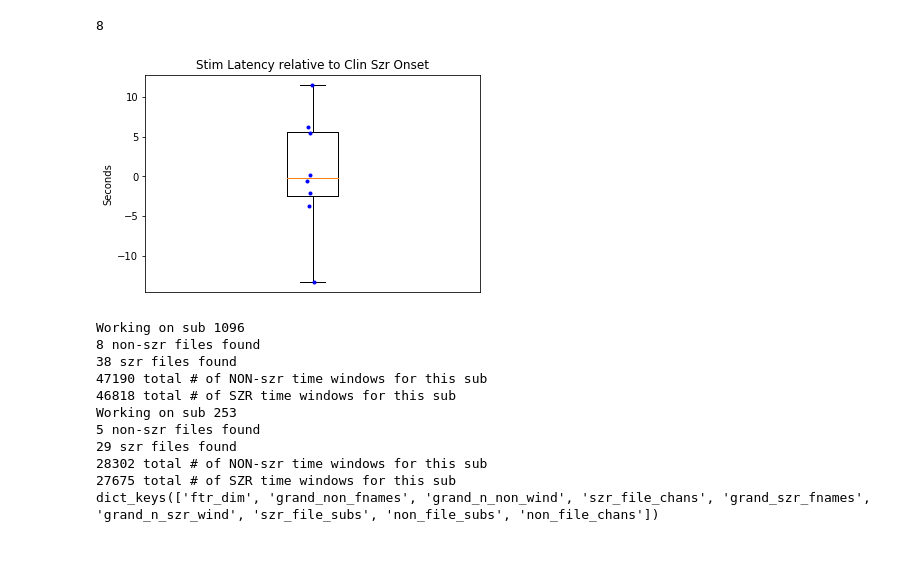
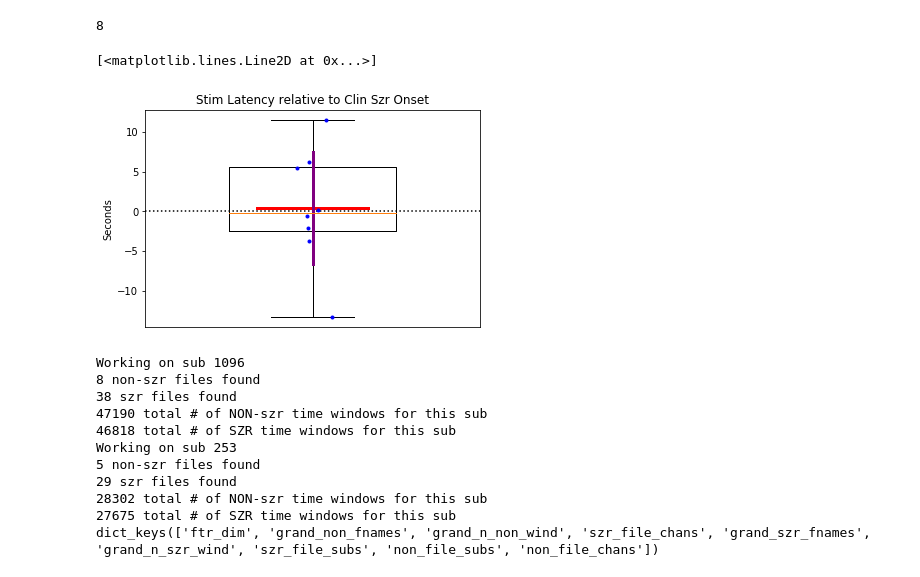
Before and after one commit to dmgroppe/SZR_ANT, a Jupyter notebook: EU_GENERAL/sbox_lap.ipynb, the cells around one changed output. Saved outputs shown, nothing was run; the diff lists cells and outputs as text; code cells hidden in the pictures.

```diff
--- a/EU_GENERAL/sbox_lap.ipynb
+++ b/EU_GENERAL/sbox_lap.ipynb
@@ -27,18 +27,22 @@ n_clin_szr
 # %%
 plt.figure(1)
 plt.clf()
 plt.boxplot(stim_lat[clin_bool])
-plt.plot(np.ones(n_clin_szr)+(np.random.rand(n_clin_szr)-0.5)/25,stim_lat[clin_bool],'b.')
-#plt.plot(np.ones(n_clin_szr),stim_lat[clin_bool],'b.')
 plt.ylabel('Seconds')
 plt.xticks([])
 plt.title('Stim Latency relative to Clin Szr Onset')
 xlim=[.85, 1.15]
-# plt.xlim(xlim)
-# plt.plot(xlim,[0, 0],'k:')
-plt.show()
+plt.xlim(xlim)
+plt.plot(xlim,[0, 0],'k:')
+plt.xlim(xlim)
+mn_lat=np.mean(stim_lat[clin_bool])
+plt.plot([.95, 1.05],[mn_lat, mn_lat],'r-',linewidth=3)
+sd_lat=np.std(stim_lat[clin_bool])
+plt.plot([1, 1],[mn_lat-sd_lat, mn_lat+sd_lat],color='purple',linewidth=3)
+plt.plot(np.ones(n_clin_szr)+(np.random.rand(n_clin_szr)-0.5)/25,stim_lat[clin_bool],'b.')
 # %% [output]
+[<matplotlib.lines.Line2D at 0x...>]
-[figure, old version]
+[figure, new version]
 # %%
 train_subs_list=[1096, 253]
 ftr_root='/Users/davidgroppe/PycharmProjects/SZR_ANT/EU_GENERAL/EU_GENERAL_FTRS'
```
Also changed, not shown: 1 other file.
